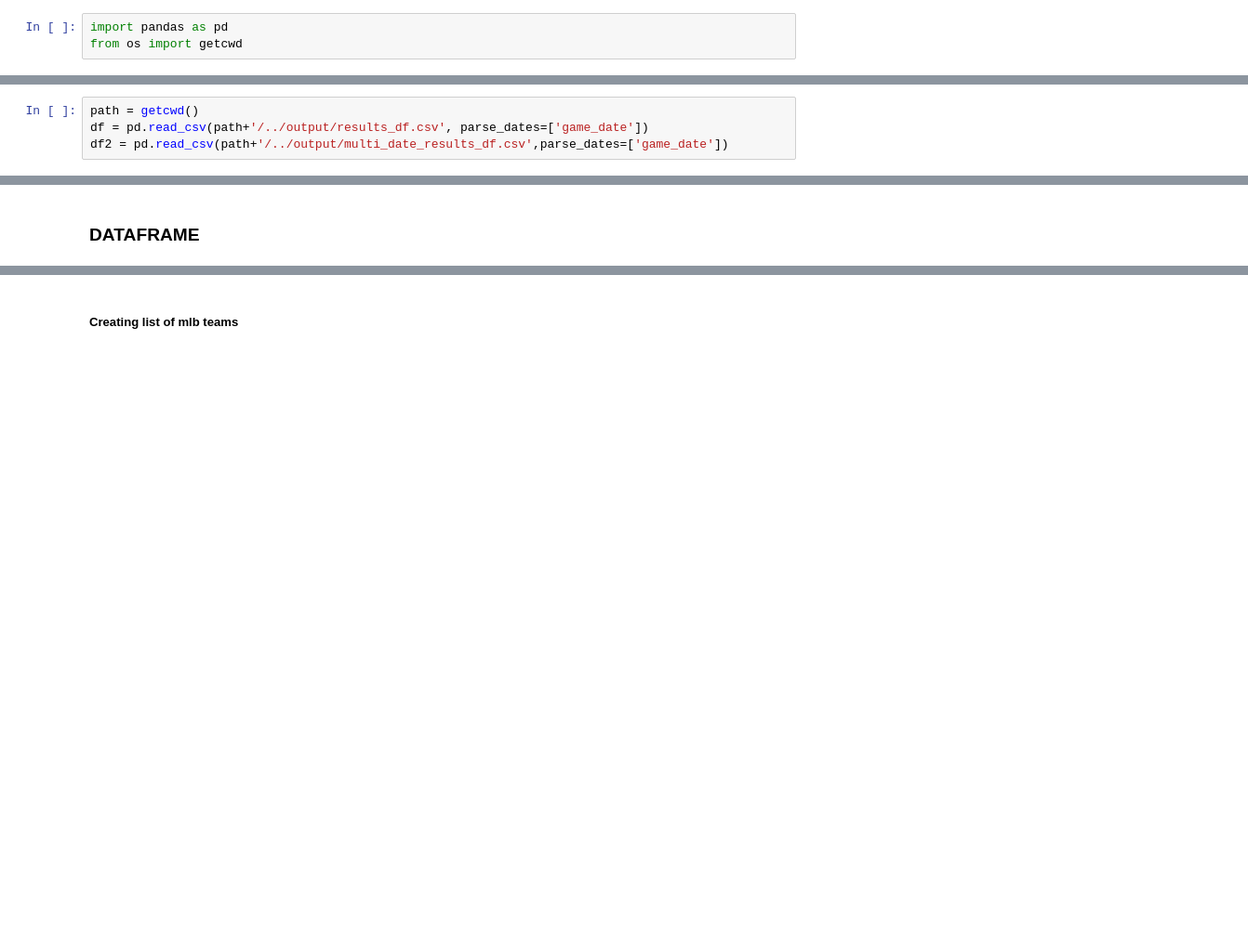
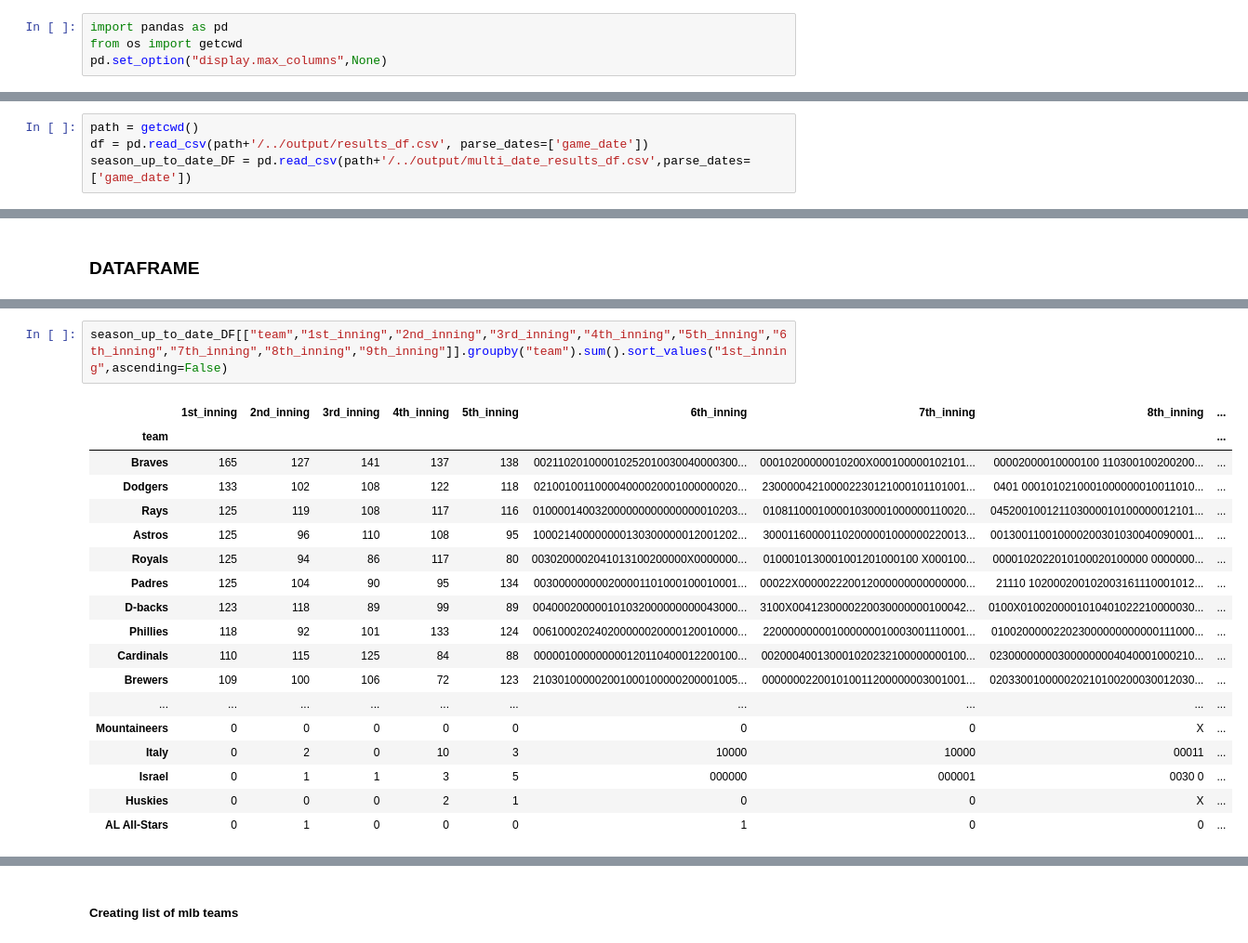
Before and after one commit to ed04rdo/MLB-webscraper, a Jupyter notebook: src/analysis.ipynb, the cells around one changed output, grey strips where cells are left out. Shown: that part at 93% size. Saved outputs shown, nothing was run; the diff lists cells and outputs as text; blank space fills up the shorter version.

```diff
--- a/src/analysis.ipynb
+++ b/src/analysis.ipynb
@@ -5,9 +21,10 @@
 # %%
 import pandas as pd
 from os import getcwd
+pd.set_option("display.max_columns",None)
 # %% [markdown]
 <h3>READ DATAFRAME</h3>
 # %%
 path = getcwd()
 df = pd.read_csv(path+'/../output/results_df.csv', parse_dates=['game_date'])
-df2 = pd.read_csv(path+'/../output/multi_date_results_df.csv',parse_dates=['game_date'])
+season_up_to_date_DF = pd.read_csv(path+'/../output/multi_date_results_df.csv',parse_dates=['game_date'])
@@ -79,0 +80,21 @@ dtype: object
+# %%
+season_up_to_date_DF[["team","1st_inning","2nd_inning","3rd_inning","4th_inning","5th_inning","6th_inning","7th_inning","8th_inning","9th_inning"]].groupby("team").sum().sort_values("1st_inning",ascending=False)
+# %% [output]
+|  | 1st_inning | 2nd_inning | 3rd_inning | 4th_inning | 5th_inning | 6th_inning | 7th_inning | 8th_inning | ... |
+| team |  |  |  |  |  |  |  |  | ... |
+| Braves | 165 | 127 | 141 | 137 | 138 | 002110201000010252010030040000300... | 00010200000010200X000100000102101... | 00002000010000100 110300100200200... | ... |
+| Dodgers | 133 | 102 | 108 | 122 | 118 | 021001001100004000020001000000020... | 230000042100002230121000101101001... | 0401 0001010210001000000010011010... | ... |
+| Rays | 125 | 119 | 108 | 117 | 116 | 010000140032000000000000000010203... | 010811000100001030001000000110020... | 045200100121103000010100000012101... | ... |
+| Astros | 125 | 96 | 110 | 108 | 95 | 100021400000000130300000012001202... | 300011600001102000001000000220013... | 001300110010000200301030040090001... | ... |
+| Royals | 125 | 94 | 86 | 117 | 80 | 0030200002041013100200000X0000000... | 0100010130001001201000100 X000100... | 0000102022010100020100000 0000000... | ... |
+| Padres | 125 | 104 | 90 | 95 | 134 | 003000000000200001101000100010001... | 00022X000002220012000000000000000... | 21110 102000200102003161110001012... | ... |
+| D-backs | 123 | 118 | 89 | 99 | 89 | 004000200000101032000000000043000... | 3100X0041230000220030000000100042... | 0100X0100200001010401022210000030... | ... |
+| Phillies | 118 | 92 | 101 | 133 | 124 | 006100020240200000020000120010000... | 220000000001000000010003001110001... | 010020000022023000000000000111000... | ... |
+| Cardinals | 110 | 115 | 125 | 84 | 88 | 000001000000000120110400012200100... | 002000400130001020232100000000100... | 023000000003000000004040001000210... | ... |
+| Brewers | 109 | 100 | 106 | 72 | 123 | 210301000002001000100000200001005... | 000000022001010011200000003001001... | 020330010000020210100200030012030... | ... |
+| ... | ... | ... | ... | ... | ... | ... | ... | ... | ... |
+| Mountaineers | 0 | 0 | 0 | 0 | 0 | 0 | 0 | X | ... |
+| Italy | 0 | 2 | 0 | 10 | 3 | 10000 | 10000 | 00011 | ... |
+| Israel | 0 | 1 | 1 | 3 | 5 | 000000 | 000001 | 0030 0 | ... |
+| Huskies | 0 | 0 | 0 | 2 | 1 | 0 | 0 | X | ... |
+| AL All-Stars | 0 | 1 | 0 | 0 | 0 | 1 | 0 | 0 | ... |
```
Also changed, not shown: parts of 9 cells of this notebook, 3 other files.
